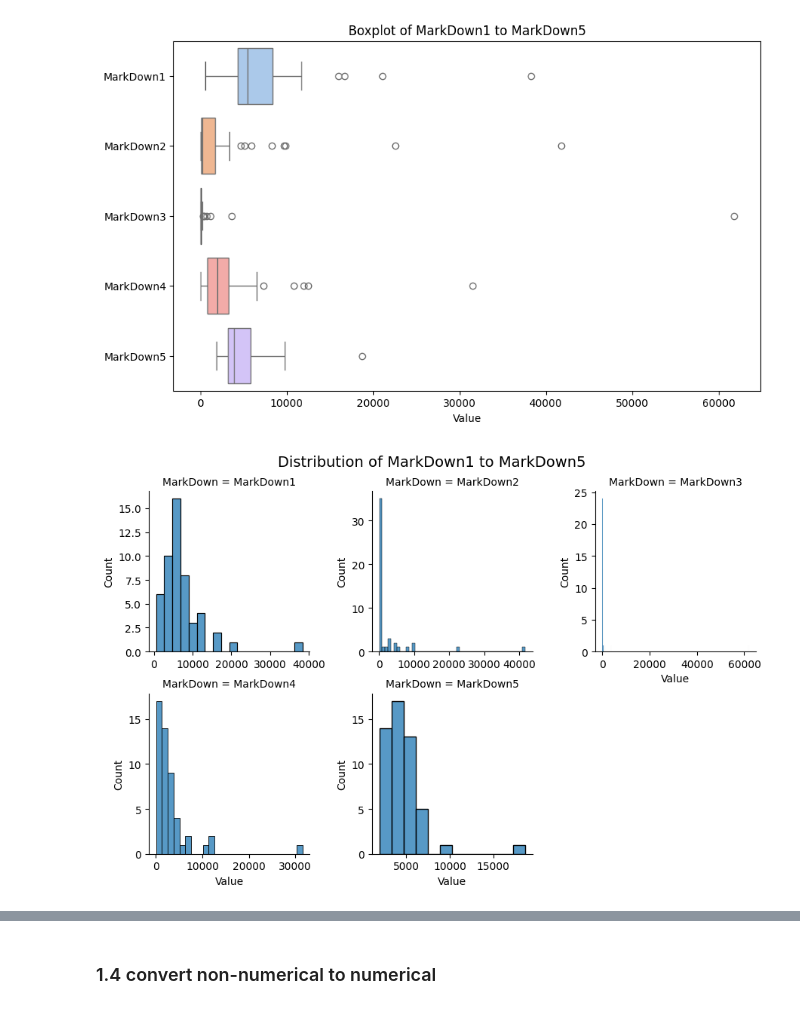
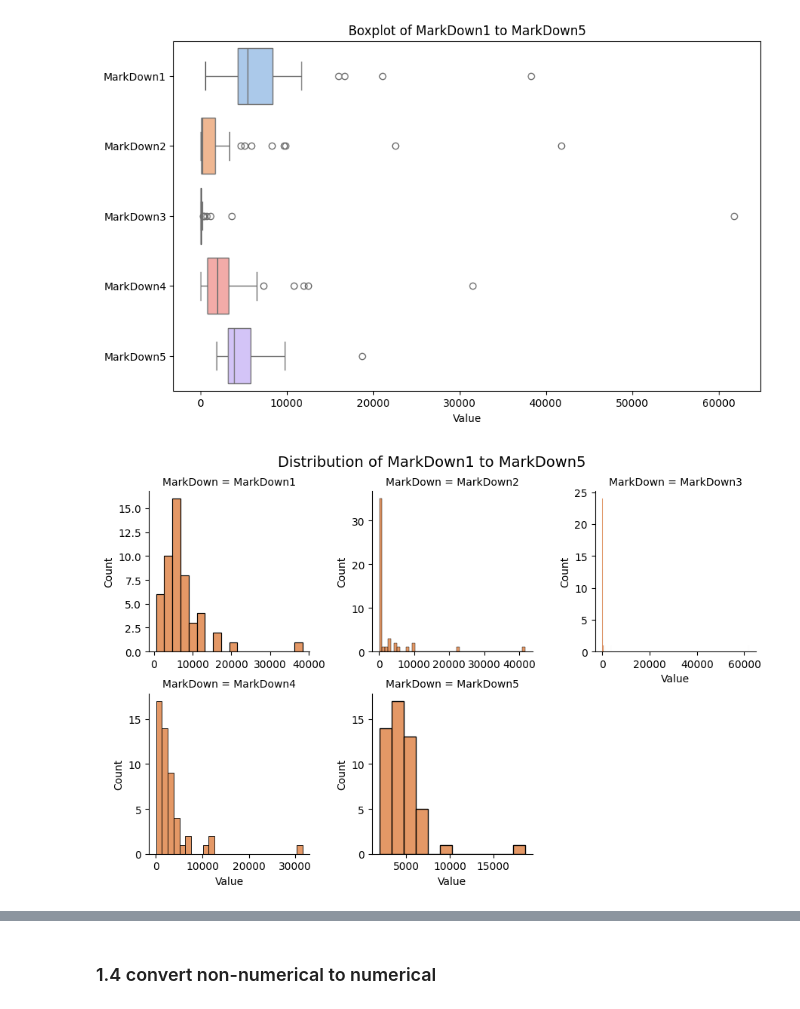
Before and after one commit to wyan170/Phase2_project, a Jupyter notebook: data-science/1. Analysis and Preprocessing/part1-submission.ipynb, the cells around one changed output, grey strips where cells are left out. Saved outputs shown, nothing was run; the diff lists cells and outputs as text; code cells hidden in the pictures.

```diff
--- a/data-science/1. Analysis and Preprocessing/part1-submission.ipynb
+++ b/data-science/1. Analysis and Preprocessing/part1-submission.ipynb
@@ -167,13 +169,14 @@ plt.show()
 # %%
 melted = df[[f"MarkDown{i}" for i in range(1, 6)]].melt(var_name="MarkDown", value_name="Value")
 
 g = sns.FacetGrid(melted, col="MarkDown", col_wrap=3, height=3, sharex=False, sharey=False)
-g.map(sns.histplot, "Value")
+g.map_dataframe(sns.histplot, x="Value", color="#dc7633")  # 设置颜色
+
 g.fig.subplots_adjust(top=0.9)
 g.fig.suptitle("Distribution of MarkDown1 to MarkDown5", fontsize=14)
 plt.show()
 # %% [output]
-[figure, old version]
+[figure, new version]
 # %%
 show_distribution_with_stats(df["CPI"])
 show_distribution_with_stats(df["Unemployment"])
```
Also changed, not shown: parts of 15 cells of this notebook.
